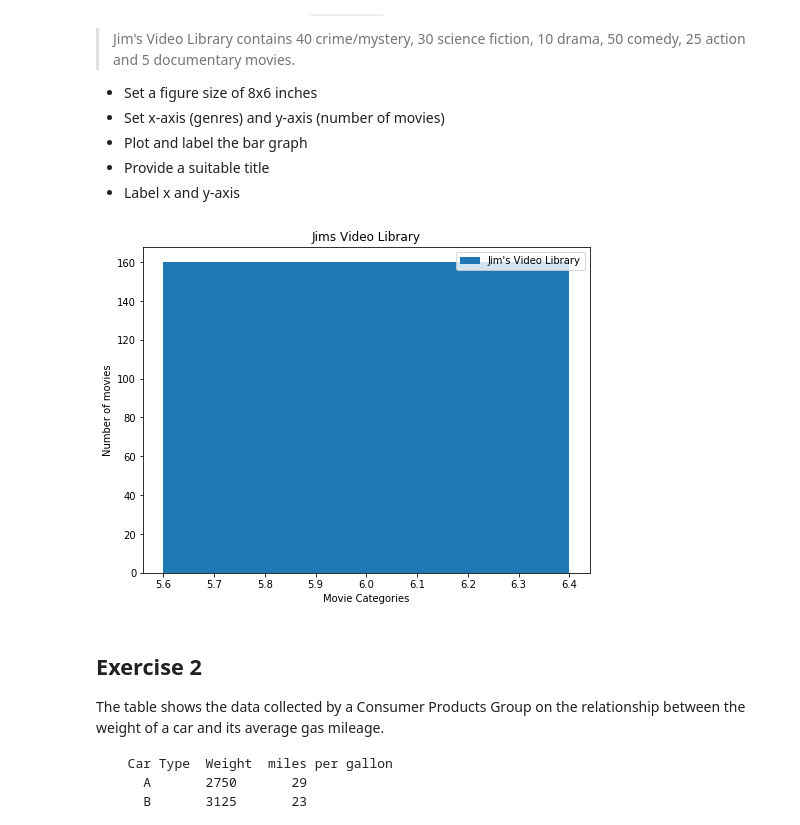
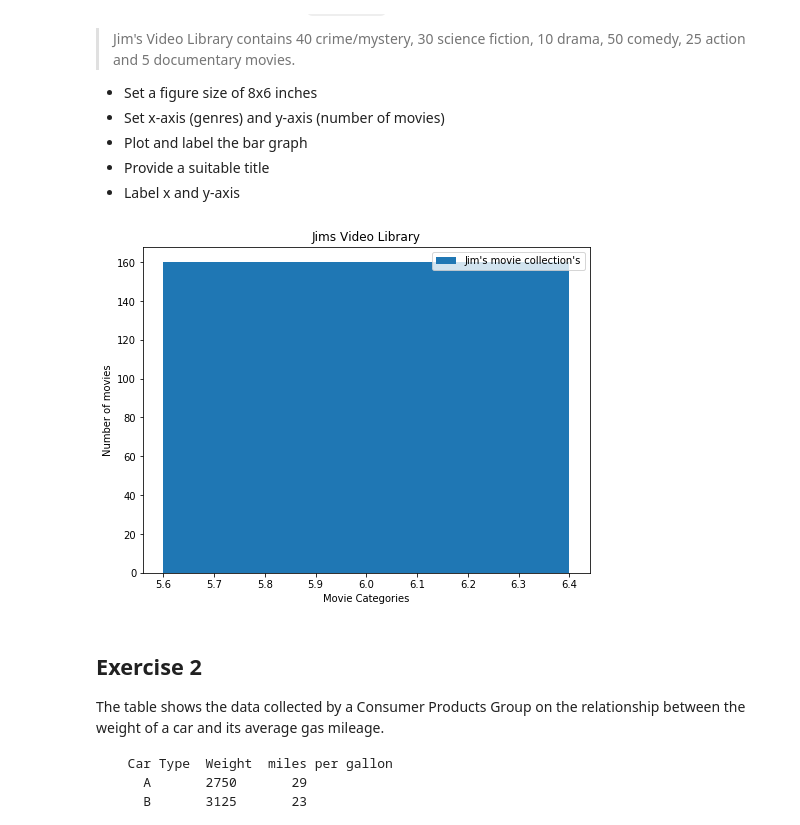
Before and after one commit to raheelzulfiqar/dsc-data-viz-lab-seattle-ds-062419, a Jupyter notebook: index.ipynb, the cells around one changed output. Drawn from its saved outputs; the diff is of its cells as text; code cells hidden in the pictures.

```diff
--- a/index.ipynb
+++ b/index.ipynb
@@ -23,31 +23,31 @@ Make a vertical bar graph using `plt.bar()` for the following set of data:
 # %%
 # import the required libraries
 import numpy as np
 import matplotlib.pyplot as plt
 %matplotlib inline
 
 
 plt.figure(figsize=(8,6))
 x= 6
 y= 160
 
-plt.bar(x,y, label = "Jim's movie collection'")
+plt.bar(x,y, label = "Jim's movie collection's")
 
 plt.xlabel('Movie Categories')
 plt.ylabel('Number of movies')
 
 plt.title('Jims Video Library')
 plt.legend()
 plt.show()
 # Set a figure size
 
 # Plot vertical bars of fixed width by passing x and y values to .bar() function
 
 # Give a title to the bar graph
 
 # Output the final plot
 # %% [output]
-[figure, old version]
+[figure, new version]
 # %% [markdown]
 ## Exercise 2
 
```
